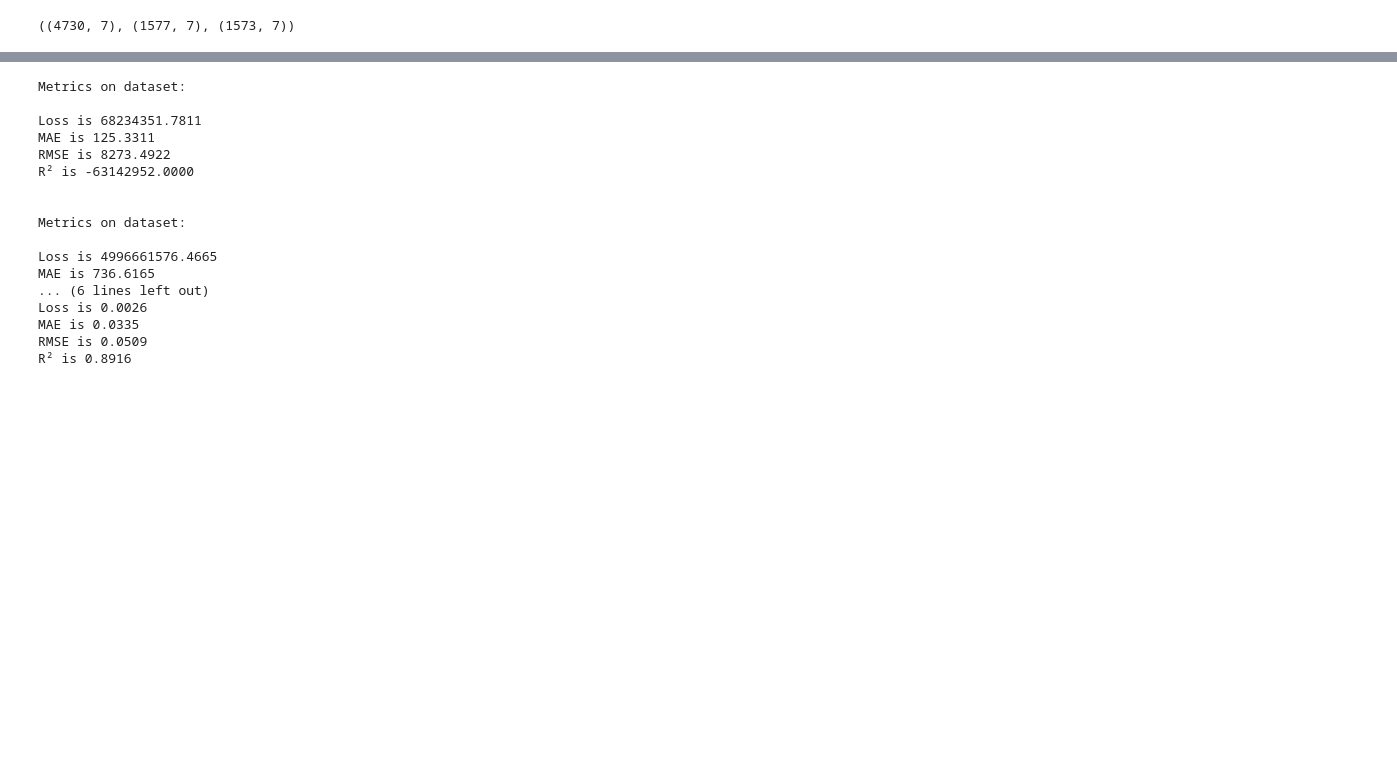
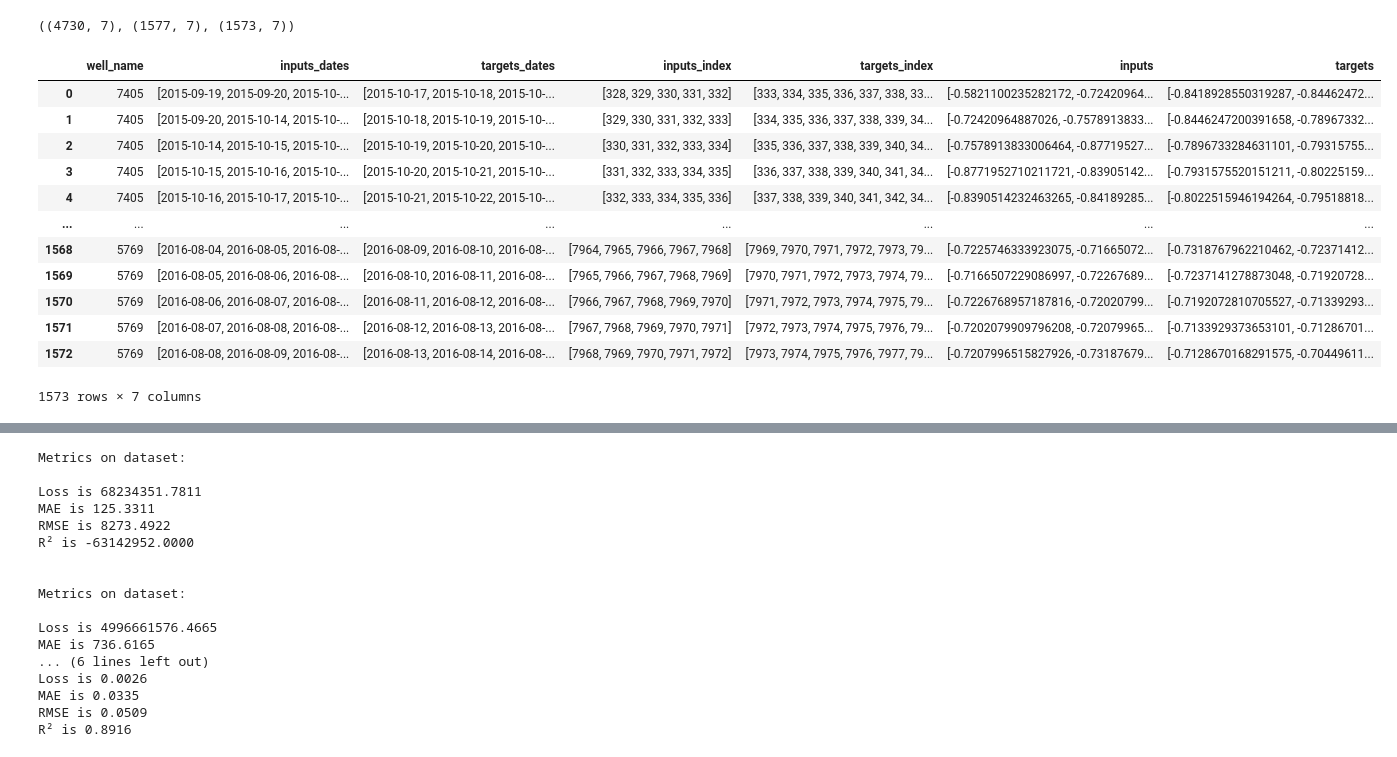
Before and after one commit to Amrtamer711/Internship, a Jupyter notebook: Models/Universal/Moirai/Moirai.ipynb, the cells around one changed output, grey strips where cells are left out. Cells and saved outputs as stored; diff of their text form; code cells hidden in the pictures; blank space fills up the shorter version.

```diff
--- a/Models/Universal/Moirai/Moirai.ipynb
+++ b/Models/Universal/Moirai/Moirai.ipynb
@@ -128,6 +115,22 @@ test_loader = DataLoader(test_dataset, batch_size=batch_size, shuffle=False)
 visualization_test_dataset = ut.UnivariateVisualizationTimeSeriesDataset(data_test)
 
 visualization_test_loader = DataLoader(visualization_test_dataset, batch_size=int(len(test_dataset) / 50), shuffle=True)
+# %%
+data_test
+# %% [output]
+|  | well_name | inputs_dates | targets_dates | inputs_index | targets_index | inputs | targets |
+| 0 | 7405 | [2015-09-19, 2015-09-20, 2015-10-... | [2015-10-17, 2015-10-18, 2015-10-... | [328, 329, 330, 331, 332] | [333, 334, 335, 336, 337, 338, 33... | [-0.5821100235282172, -0.72420964... | [-0.8418928550319287, -0.84462472... |
+| 1 | 7405 | [2015-09-20, 2015-10-14, 2015-10-... | [2015-10-18, 2015-10-19, 2015-10-... | [329, 330, 331, 332, 333] | [334, 335, 336, 337, 338, 339, 34... | [-0.72420964887026, -0.7578913833... | [-0.8446247200391658, -0.78967332... |
+| 2 | 7405 | [2015-10-14, 2015-10-15, 2015-10-... | [2015-10-19, 2015-10-20, 2015-10-... | [330, 331, 332, 333, 334] | [335, 336, 337, 338, 339, 340, 34... | [-0.7578913833006464, -0.87719527... | [-0.7896733284631101, -0.79315755... |
+| 3 | 7405 | [2015-10-15, 2015-10-16, 2015-10-... | [2015-10-20, 2015-10-21, 2015-10-... | [331, 332, 333, 334, 335] | [336, 337, 338, 339, 340, 341, 34... | [-0.8771952710211721, -0.83905142... | [-0.7931575520151211, -0.80225159... |
+| 4 | 7405 | [2015-10-16, 2015-10-17, 2015-10-... | [2015-10-21, 2015-10-22, 2015-10-... | [332, 333, 334, 335, 336] | [337, 338, 339, 340, 341, 342, 34... | [-0.8390514232463265, -0.84189285... | [-0.8022515946194264, -0.79518818... |
+| ... | ... | ... | ... | ... | ... | ... | ... |
+| 1568 | 5769 | [2016-08-04, 2016-08-05, 2016-08-... | [2016-08-09, 2016-08-10, 2016-08-... | [7964, 7965, 7966, 7967, 7968] | [7969, 7970, 7971, 7972, 7973, 79... | [-0.7225746333923075, -0.71665072... | [-0.7318767962210462, -0.72371412... |
+| 1569 | 5769 | [2016-08-05, 2016-08-06, 2016-08-... | [2016-08-10, 2016-08-11, 2016-08-... | [7965, 7966, 7967, 7968, 7969] | [7970, 7971, 7972, 7973, 7974, 79... | [-0.7166507229086997, -0.72267689... | [-0.7237141278873048, -0.71920728... |
+| 1570 | 5769 | [2016-08-06, 2016-08-07, 2016-08-... | [2016-08-11, 2016-08-12, 2016-08-... | [7966, 7967, 7968, 7969, 7970] | [7971, 7972, 7973, 7974, 7975, 79... | [-0.7226768957187816, -0.72020799... | [-0.7192072810705527, -0.71339293... |
+| 1571 | 5769 | [2016-08-07, 2016-08-08, 2016-08-... | [2016-08-12, 2016-08-13, 2016-08-... | [7967, 7968, 7969, 7970, 7971] | [7972, 7973, 7974, 7975, 7976, 79... | [-0.7202079909796208, -0.72079965... | [-0.7133929373653101, -0.71286701... |
+| 1572 | 5769 | [2016-08-08, 2016-08-09, 2016-08-... | [2016-08-13, 2016-08-14, 2016-08-... | [7968, 7969, 7970, 7971, 7972] | [7973, 7974, 7975, 7976, 7977, 79... | [-0.7207996515827926, -0.73187679... | [-0.7128670168291575, -0.70449611... |
+1573 rows × 7 columns
 # %%
 size = "small"
 num_samples = 50
```
Also changed, not shown: parts of 13 cells of this notebook, 7 other files.
